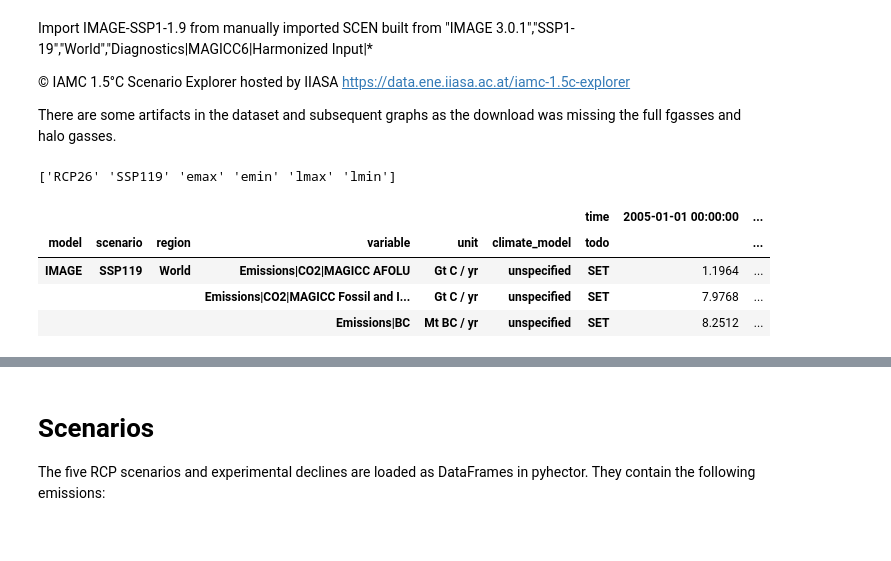
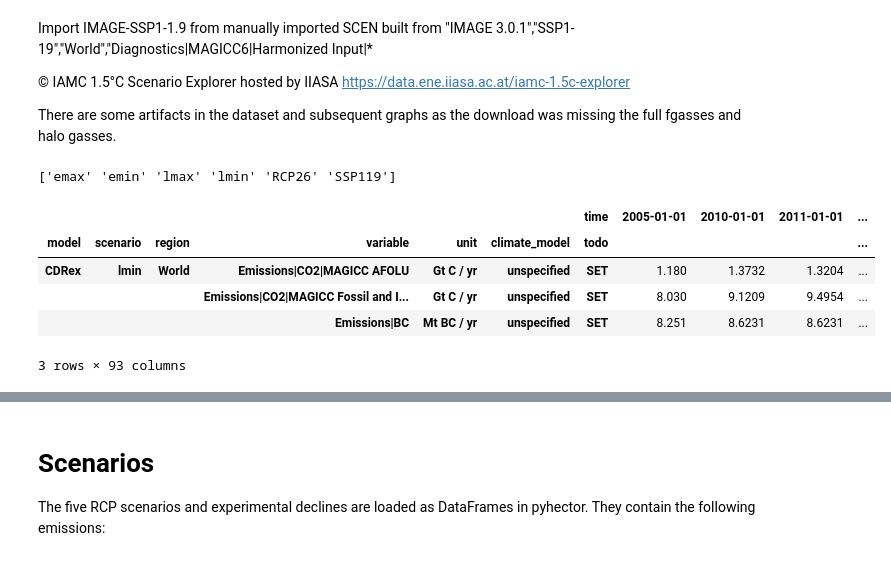
Before and after one commit to hsbay/cdrmex, a Jupyter notebook: ONCtests.ipynb, the cells around one changed output, grey strips where cells are left out. Saved outputs shown, nothing was run; the diff lists cells and outputs as text; code cells hidden in the pictures.

```diff
--- a/ONCtests.ipynb
+++ b/ONCtests.ipynb
@@ -61,21 +60,24 @@ Import IMAGE-SSP1-1.9 from manually imported SCEN built from
 
 There are some artifacts in the dataset and subsequent graphs as the download was missing the full fgasses and halo gasses.
 # %%
+
 for name in (declines):
     declinefile = join(SCEN_DIR, "ONC" + name + ".SCEN")
     oncdata = MAGICCData(declinefile,
                              columns={"model": ["CDRex"], "scenario": [name]}, inplace=True)
     rcps = rcps.append(oncdata)
+
 img119 = MAGICCData(join(SCEN_DIR, 'imgs119.SCEN'),
                     columns={"model": ["IMAGE"], "scenario": ['SSP119']}, inplace=True)
 rcps = rcps.append(img119)
 print(rcps["scenario"].unique())
 #image119 = image119.assign(region='WORLD').set_index('climate_model', append=True)
-rcps.filter(scenario='SSP119').timeseries().head(3)
+rcps.filter(scenario='lmin').timeseries().head(3)
 # %% [output]
-['RCP26' 'SSP119' 'emax' 'emin' 'lmax' 'lmin']
+['emax' 'emin' 'lmax' 'lmin' 'RCP26' 'SSP119']
-|  |  |  |  |  |  | time | 2005-01-01 00:00:00 | ... |
-| model | scenario | region | variable | unit | climate_model | todo |  | ... |
-| IMAGE | SSP119 | World | Emissions|CO2|MAGICC AFOLU | Gt C / yr | unspecified | SET | 1.1964 | ... |
-|  |  |  | Emissions|CO2|MAGICC Fossil and I... | Gt C / yr | unspecified | SET | 7.9768 | ... |
-|  |  |  | Emissions|BC | Mt BC / yr | unspecified | SET | 8.2512 | ... |
+|  |  |  |  |  |  | time | 2005-01-01 | 2010-01-01 | 2011-01-01 | ... |
+| model | scenario | region | variable | unit | climate_model | todo |  |  |  | ... |
+| CDRex | lmin | World | Emissions|CO2|MAGICC AFOLU | Gt C / yr | unspecified | SET | 1.180 | 1.3732 | 1.3204 | ... |
+|  |  |  | Emissions|CO2|MAGICC Fossil and I... | Gt C / yr | unspecified | SET | 8.030 | 9.1209 | 9.4954 | ... |
+|  |  |  | Emissions|BC | Mt BC / yr | unspecified | SET | 8.251 | 8.6231 | 8.6231 | ... |
+3 rows × 93 columns
```
Also changed, not shown: parts of 13 cells of this notebook.
